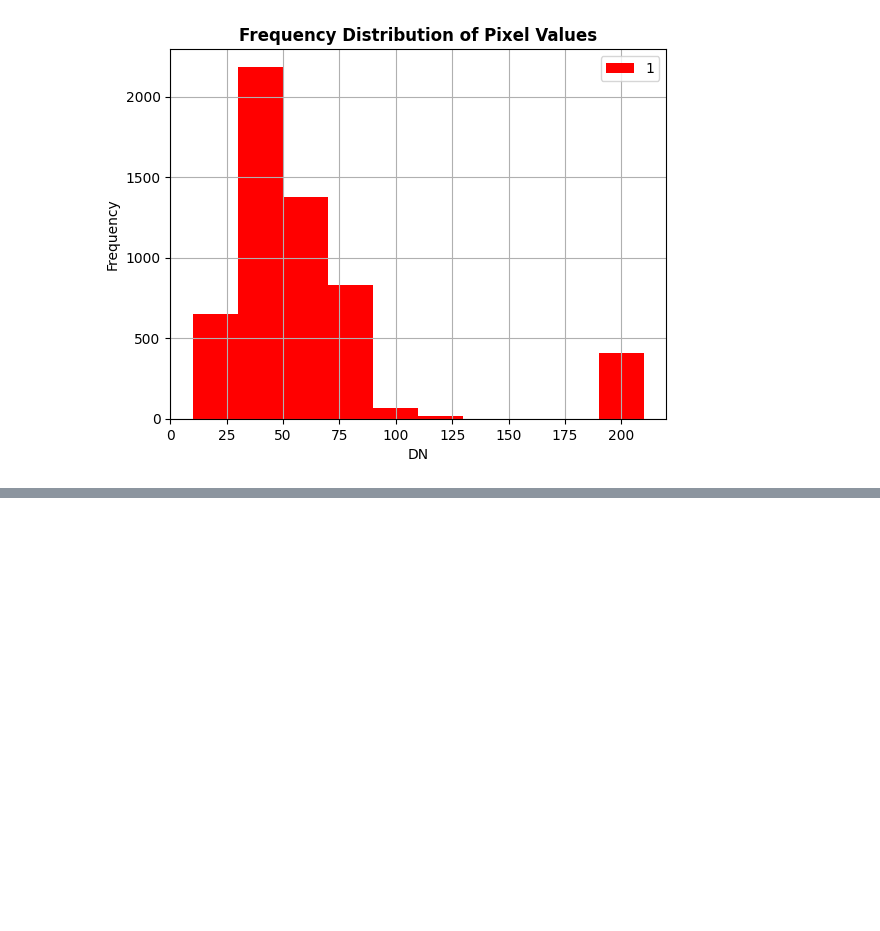
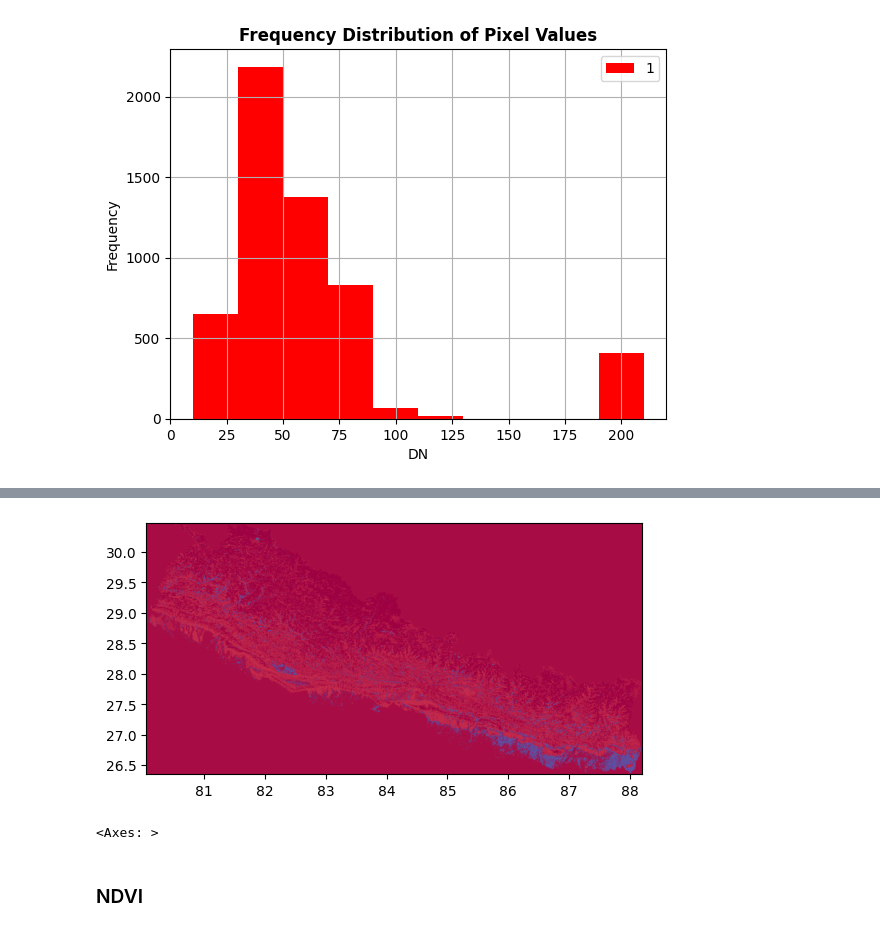
Before and after one commit to preronaroyc/geospatial-data-ml-python, a Jupyter notebook: notebooks/eda-rasterio.ipynb, the cells around one changed output, grey strips where cells are left out. Saved outputs shown, nothing was run; the diff lists cells and outputs as text; code cells hidden in the pictures; blank space fills up the shorter version.

```diff
--- a/notebooks/eda-rasterio.ipynb
+++ b/notebooks/eda-rasterio.ipynb
@@ -92,0 +159,8 @@ show_hist(df_pokhra, title = "Frequency Distribution of Pixel Values")
+# %%
+df_new = rasterio.open(r"..\data\geotiff\nepal-reclassify.tif")
+show(df_new, transform = df_new.transform, cmap = "Spectral")
+# %% [output]
+[figure, added]
+<Axes: >
+# %% [markdown]
+### NDVI
```
Also changed, not shown: parts of 10 cells of this notebook, 5 other files.
